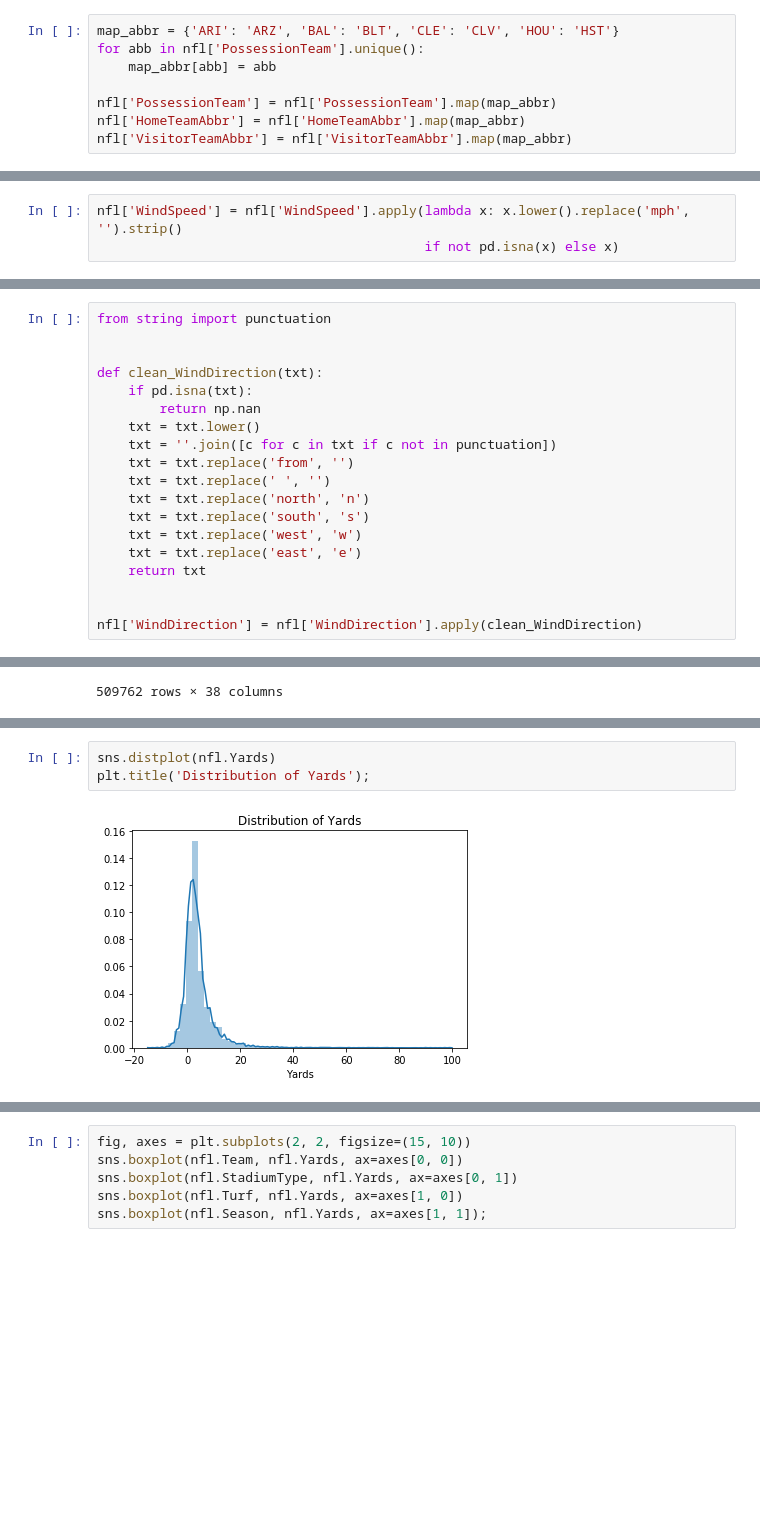
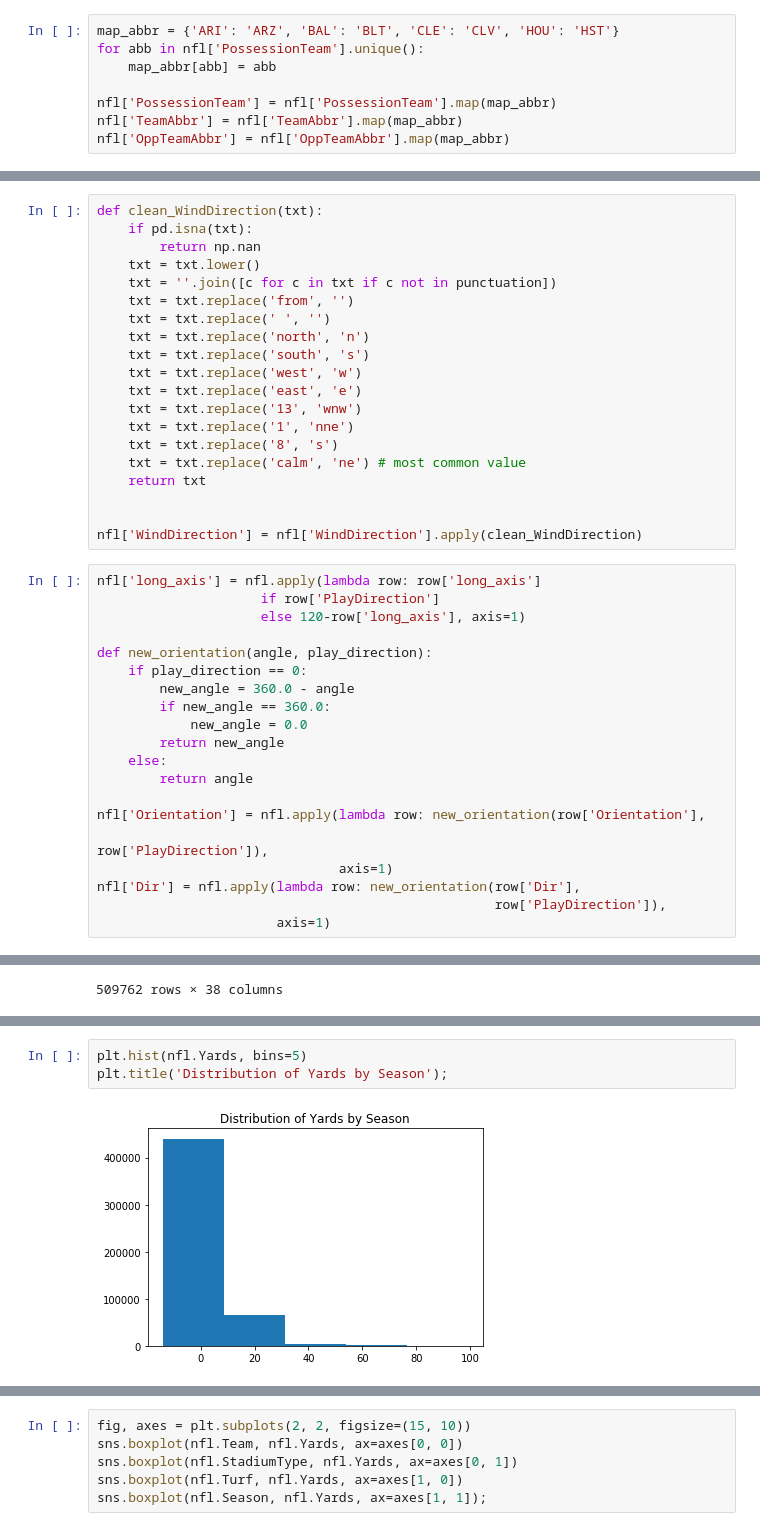
Before and after one commit to sharonk515/NFL_yards_gained, a Jupyter notebook: nfl_data_clean.ipynb, the cells around one changed output, grey strips where cells are left out. Cells and saved outputs as stored; diff of their text form; blank space fills up the shorter version.

```diff
--- a/nfl_data_clean.ipynb
+++ b/nfl_data_clean.ipynb
@@ -259,12 +296,9 @@ for abb in nfl['PossessionTeam'].unique():
     map_abbr[abb] = abb
 
 nfl['PossessionTeam'] = nfl['PossessionTeam'].map(map_abbr)
-nfl['HomeTeamAbbr'] = nfl['HomeTeamAbbr'].map(map_abbr)
-nfl['VisitorTeamAbbr'] = nfl['VisitorTeamAbbr'].map(map_abbr)
+nfl['TeamAbbr'] = nfl['TeamAbbr'].map(map_abbr)
+nfl['OppTeamAbbr'] = nfl['OppTeamAbbr'].map(map_abbr)
 # %%
 nfl['PlayerHeight'] = nfl['PlayerHeight'].apply(lambda x:
                                                 12*int(x.split('-')[0])
                                                 + int(x.split('-')[1]))
-# %%
-nfl['WindSpeed'] = nfl['WindSpeed'].apply(lambda x: x.lower().replace('mph', '').strip()
-                                          if not pd.isna(x) else x)
@@ -273,7 +305,4 @@ AttributeError: 'float' object has no attribute 'lower'
 # %%
-from string import punctuation
-
-
 def clean_WindDirection(txt):
     if pd.isna(txt):
         return np.nan
@@ -285,10 +314,34 @@ def clean_WindDirection(txt):
     txt = txt.replace('south', 's')
     txt = txt.replace('west', 'w')
     txt = txt.replace('east', 'e')
+    txt = txt.replace('13', 'wnw')
+    txt = txt.replace('1', 'nne')
+    txt = txt.replace('8', 's')
+    txt = txt.replace('calm', 'ne') # most common value
     return txt
 
 
 nfl['WindDirection'] = nfl['WindDirection'].apply(clean_WindDirection)
+# %%
+nfl['long_axis'] = nfl.apply(lambda row: row['long_axis']
+                     if row['PlayDirection']
+                     else 120-row['long_axis'], axis=1)
+
+def new_orientation(angle, play_direction):
+    if play_direction == 0:
+        new_angle = 360.0 - angle
+        if new_angle == 360.0:
+            new_angle = 0.0
+        return new_angle
+    else:
+        return angle
+
+nfl['Orientation'] = nfl.apply(lambda row: new_orientation(row['Orientation'],
+                                                           row['PlayDirection']),
+                               axis=1)
+nfl['Dir'] = nfl.apply(lambda row: new_orientation(row['Dir'],
+                                                   row['PlayDirection']),
+                       axis=1)
 # %% [markdown]
 ## Exploratory Data Analysis (EDA)
 # %%
@@ -315,5 +420,5 @@ nfl
 # %%
-sns.distplot(nfl.Yards)
-plt.title('Distribution of Yards');
+plt.hist(nfl.Yards, bins=5)
+plt.title('Distribution of Yards by Season');
 # %% [output]
-[figure, old version]
+[figure, new version]
```
Also changed, not shown: parts of 16 cells of this notebook.
